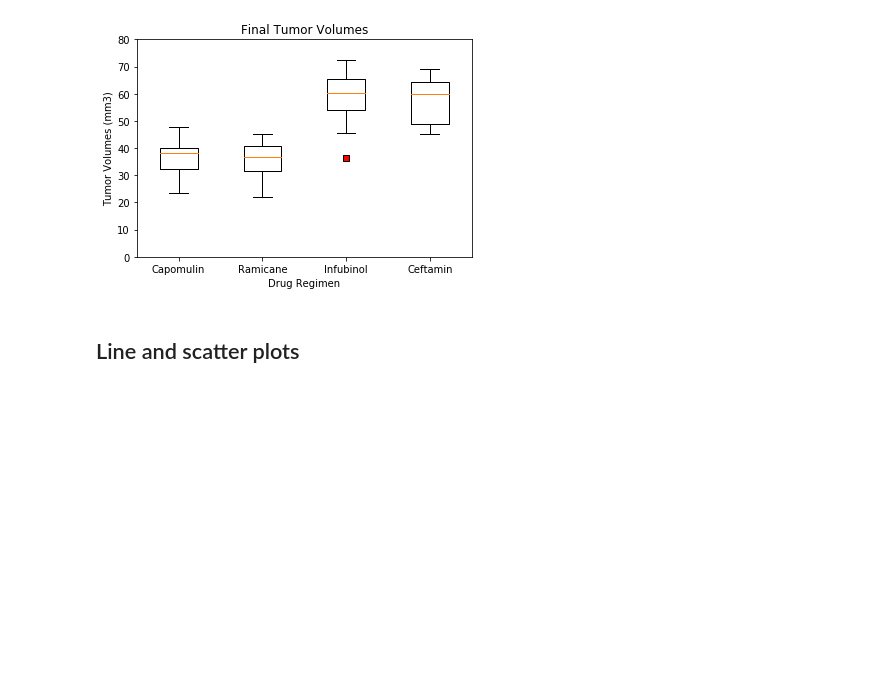
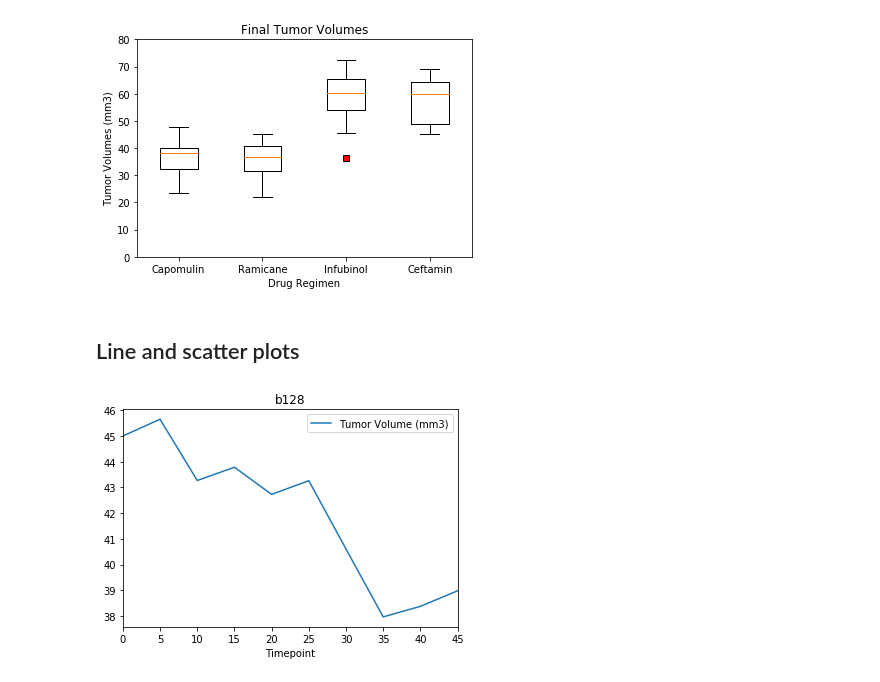
Before and after one commit to anulkar/matplotlib-challenge, a Jupyter notebook: Pymaceuticals/pymaceuticals.ipynb, the cells around one changed output. Saved outputs shown, nothing was run; the diff lists cells and outputs as text; code cells hidden in the pictures; blank space fills up the shorter version.

Commit message:
Updated pymaceuticals notebook w/ line, scatter and regression plots

```diff
--- a/Pymaceuticals/pymaceuticals.ipynb
+++ b/Pymaceuticals/pymaceuticals.ipynb
@@ -227,0 +218,12 @@ plt.show()
+# %%
+# Generate a line plot of time point versus tumor volume for a single mouse treated with Capomulin
+
+capomulin_mice = mice_study_data[mice_study_data['Drug Regimen'] == 'Capomulin']
+#capomulin_mice = capomulin_mice.drop(columns=['Drug Regimen', 'Sex', 'Age_months', 'Weight (g)', 'Metastatic Sites'], axis=1)
+capomulin_data = capomulin_mice.groupby(['Mouse ID'])
+
+for title, group in capomulin_data:
+    group.plot(x='Timepoint', y='Tumor Volume (mm3)', title=title)
+    break
+# %% [output]
+[figure, added]
```
Also changed, not shown: parts of 7 cells of this notebook.
